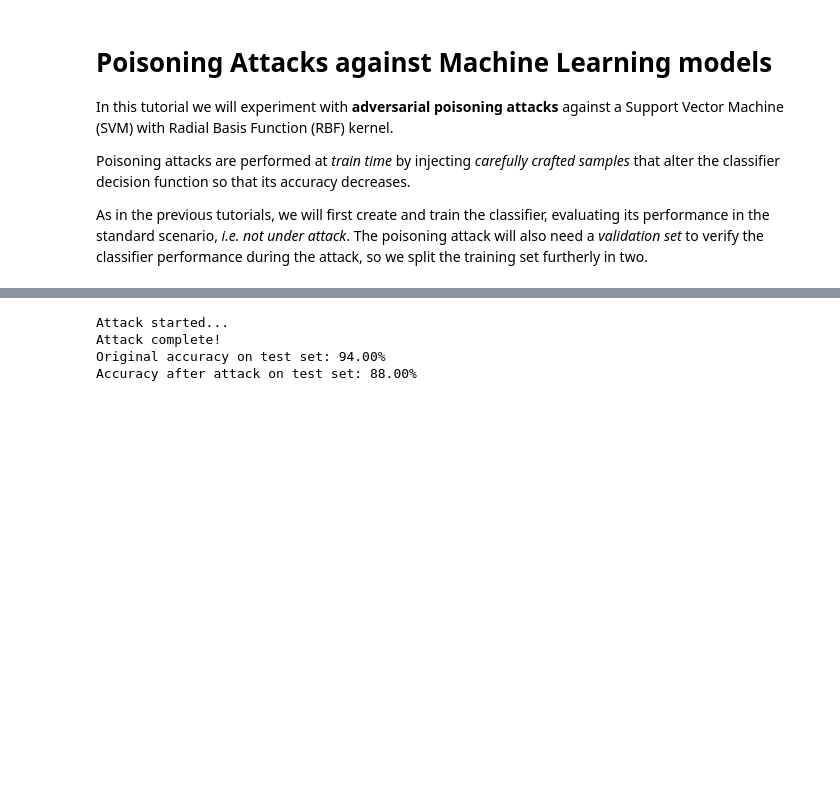
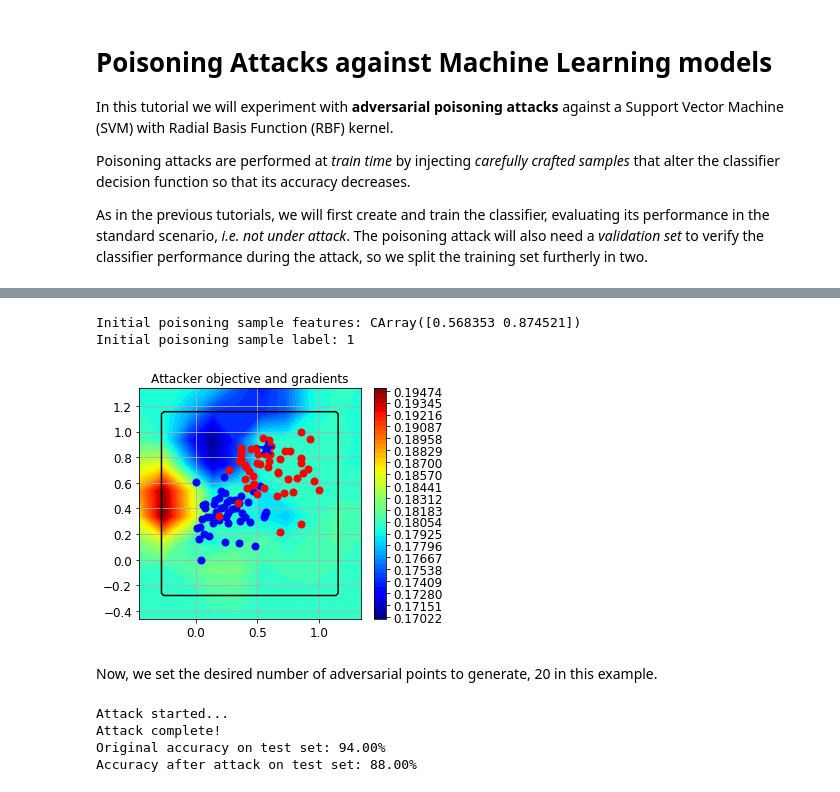
Before and after one commit to pralab/secml, a Jupyter notebook: tutorials/05-Poisoning.ipynb, the cells around one changed output, grey strips where cells are left out. Drawn from its saved outputs; the diff is of its cells as text; code cells hidden in the pictures; blank space fills up the shorter version.

Commit message:
Resolve "Poisoning: the notebook does not show the objective function"

```diff
--- a/tutorials/05-Poisoning.ipynb
+++ b/tutorials/05-Poisoning.ipynb
@@ -119 +113,67 @@ As done for the [evasion attacks](03-Evasion.ipynb), let's specify the
+# %%
+lb, ub = val.X.min(), val.X.max()  # Bounds of the attack space. Can be set to `None` for unbounded
+
+# Should be chosen depending on the optimization problem
+solver_params = {
+    'eta': 0.05,
+    'eta_min': 0.05,
+    'eta_max': None,
+    'max_iter': 100,
+    'eps': 1e-6
+}
+
+from secml.adv.attacks import CAttackPoisoningSVM
+pois_attack = CAttackPoisoningSVM(classifier=clf,
+                                  training_data=tr,
+                                  surrogate_classifier=clf,
+                                  surrogate_data=tr,
+                                  val=val,
+                                  lb=lb, ub=ub,
+                                  solver_params=solver_params,
+                                  random_seed=random_state)
+
+# chose and set the initial poisoning sample features and label
+xc = tr[0,:].X
+yc = tr[0,:].Y
+pois_attack.x0 = xc
+pois_attack.xc = xc
+pois_attack.yc = yc
+
+print("Initial poisoning sample features: {:}".format(xc.ravel()))
+print("Initial poisoning sample label: {:}".format(yc.item()))
+
+from secml.figure import CFigure
+# Only required for visualization in notebooks
+%matplotlib inline
+
+fig = CFigure(4,5)
+
+grid_limits = [(lb - 0.1, ub + 0.1),
+                    (lb - 0.1, ub + 0.1)]
+
+fig.sp.plot_ds(tr)
+
+# highlight the initial poisoning sample showing it as a star
+fig.sp.plot_ds(tr[0,:], markers='*', markersize=16)
+
+fig.sp.title('Attacker objective and gradients')
+fig.sp.plot_fun(
+    func=pois_attack.objective_function,
+    grid_limits=grid_limits, plot_levels=False,
+    n_grid_points=10, colorbar=True)
+
+# plot the box constraint
+from secml.optim.constraints import CConstraintBox
+box = fbox = CConstraintBox(lb=lb, ub=ub)
+fig.sp.plot_constraint(box, grid_limits=grid_limits,
+                       n_grid_points=10)
+
+fig.tight_layout()
+fig.show()
+# %% [output]
+Initial poisoning sample features: CArray([0.568353 0.874521])
+Initial poisoning sample label: 1
+[figure, added]
+# %% [markdown]
+Now, we set the desired number of adversarial points to generate, 20 in this example.
 # %%
```
Also changed, not shown: parts of 4 cells of this notebook, 2 other files.
